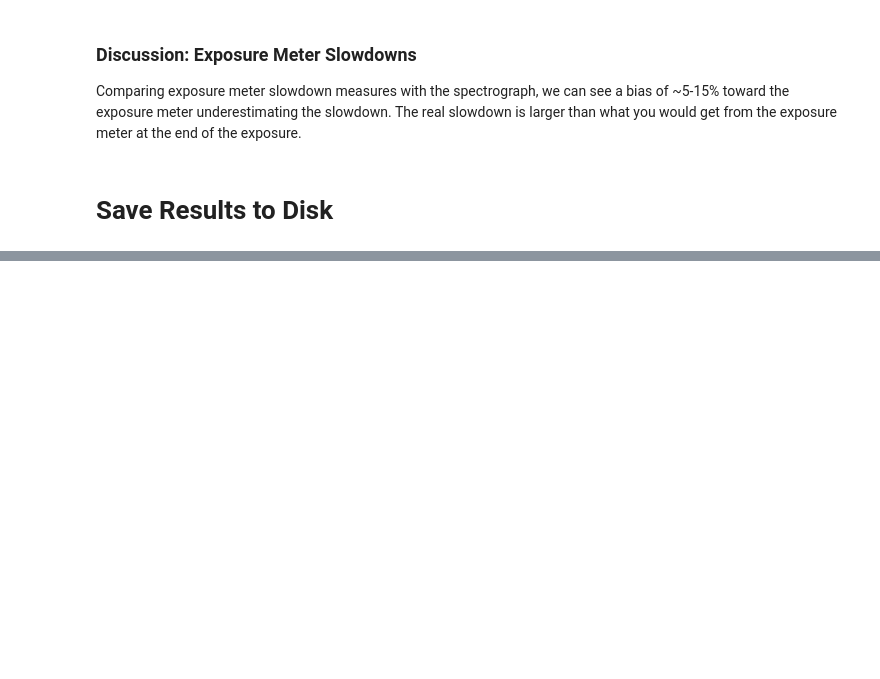
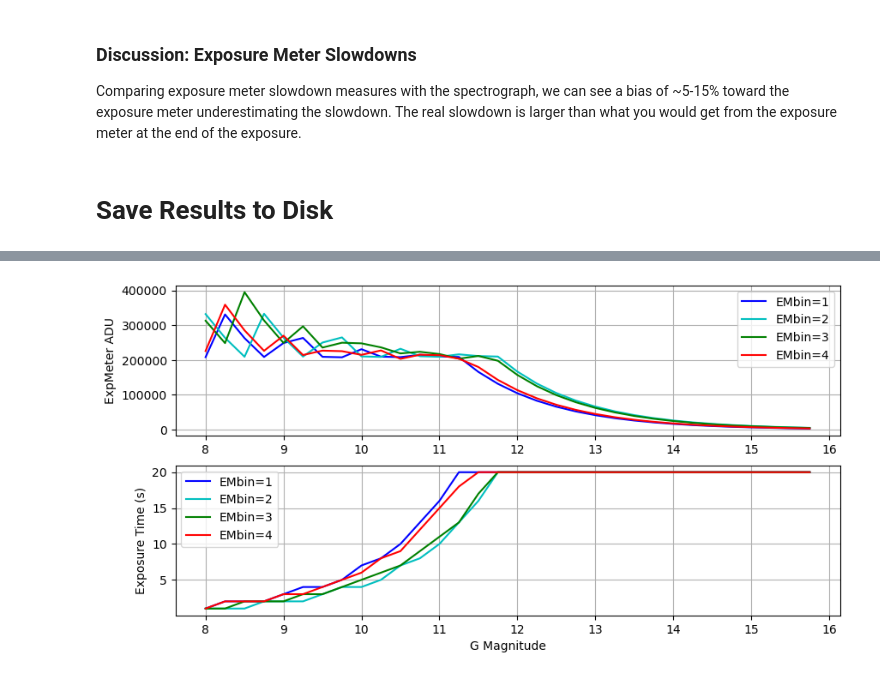
Before and after one commit to joshwalawender/KPF-ZPETC, a Jupyter notebook: 5-ETCs.ipynb, the cells around one changed output, grey strips where cells are left out. Cells and saved outputs as stored; diff of their text form; code cells hidden in the pictures; blank space fills up the shorter version.

```diff
--- a/5-ETCs.ipynb
+++ b/5-ETCs.ipynb
@@ -311,0 +346,30 @@ t.write('data/Feb2026_withETCs.csv', overwrite=True)
+# %%
+def new_exptime_guidance(Gmag, EMbin=3, target_ADU=2e5):
+    EM_ADU_per_second = float(10**((Gmag - EMZeroPoint[EMbin])/-2.5))
+    seconds = target_ADU/EM_ADU_per_second
+    return min([int(np.ceil(seconds)), 20])
+# %%
+Gmags = np.arange(8,16,0.25)
+plt.figure(figsize=(10,5))
+plt.subplot(2,1,1)
+for EMbin in [1, 2, 3, 4]:
+    color = ['b', 'c', 'g', 'r'][EMbin-1]
+    EM_ADU = [float(new_exptime_guidance(Gmag, EMbin=EMbin)*10**((Gmag - EMZeroPoint[EMbin])/-2.5)) for Gmag in Gmags]
+    plt.plot(Gmags, EM_ADU, f'{color}-', label=f'EMbin={EMbin}')
+plt.ylabel('ExpMeter ADU')
+plt.grid()
+plt.legend(loc='best')
+
+plt.subplot(2,1,2)
+for EMbin in [1, 2, 3, 4]:
+    color = ['b', 'c', 'g', 'r'][EMbin-1]
+    exptimes = [new_exptime_guidance(Gmag, EMbin=EMbin) for Gmag in Gmags]
+    plt.plot(Gmags, exptimes, f'{color}-', label=f'EMbin={EMbin}')
+plt.xlabel('G Magnitude')
+plt.ylabel('Exposure Time (s)')
+plt.grid()
+plt.legend(loc='best')
+
+plt.show()
+# %% [output]
+[figure, added]
```
Also changed, not shown: parts of 3 cells of this notebook.
